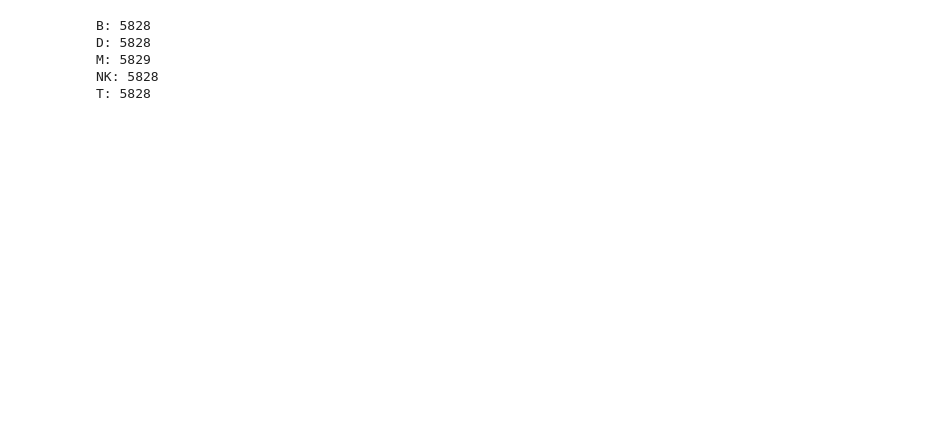
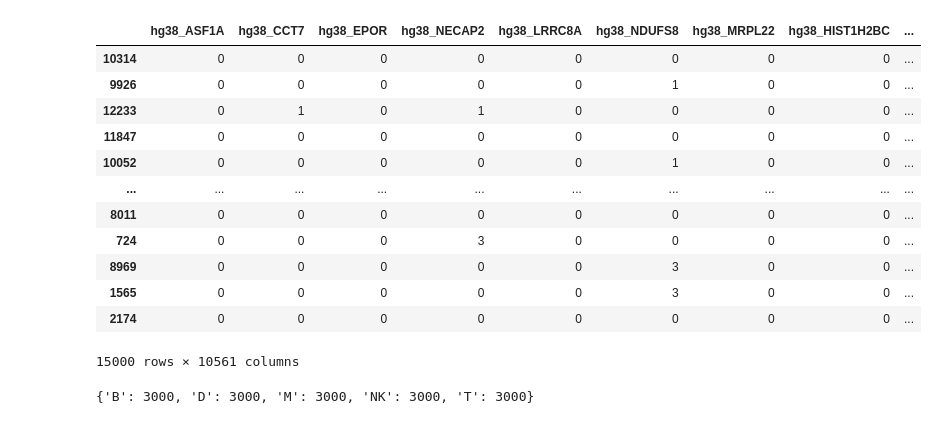
Before and after one commit to bogdans55/ip2-projekat, a Jupyter notebook: preprocessing/oversampling.ipynb, the cells around one changed output. Cells and saved outputs as stored; diff of their text form; code cells hidden in the pictures; blank space fills up the shorter version.

```diff
--- a/preprocessing/oversampling.ipynb
+++ b/preprocessing/oversampling.ipynb
@@ -55,11 +57,28 @@ X_train, X_test, y_train, y_test = train_test_split(X_oversampled, y_resampled_o
+# %%
+from imblearn.under_sampling import RandomUnderSampler
+
+sampling_strategy = {'B': 3000, 'D': 3000, 'M': 3000, 'NK': 3000, 'T': 3000}
+
+undersampler = RandomUnderSampler(sampling_strategy=sampling_strategy, random_state=42)
+X_final, y_final = undersampler.fit_resample(X_train_resampled, y_train_resampled)
+X_final
+# %% [output]
+|  | hg38_ASF1A | hg38_CCT7 | hg38_EPOR | hg38_NECAP2 | hg38_LRRC8A | hg38_NDUFS8 | hg38_MRPL22 | hg38_HIST1H2BC | ... |
+| 10314 | 0 | 0 | 0 | 0 | 0 | 0 | 0 | 0 | ... |
+| 9926 | 0 | 0 | 0 | 0 | 0 | 1 | 0 | 0 | ... |
+| 12233 | 0 | 1 | 0 | 1 | 0 | 0 | 0 | 0 | ... |
+| 11847 | 0 | 0 | 0 | 0 | 0 | 0 | 0 | 0 | ... |
+| 10052 | 0 | 0 | 0 | 0 | 0 | 1 | 0 | 0 | ... |
+| ... | ... | ... | ... | ... | ... | ... | ... | ... | ... |
+| 8011 | 0 | 0 | 0 | 0 | 0 | 0 | 0 | 0 | ... |
+| 724 | 0 | 0 | 0 | 3 | 0 | 0 | 0 | 0 | ... |
+| 8969 | 0 | 0 | 0 | 0 | 0 | 3 | 0 | 0 | ... |
+| 1565 | 0 | 0 | 0 | 0 | 0 | 3 | 0 | 0 | ... |
+| 2174 | 0 | 0 | 0 | 0 | 0 | 0 | 0 | 0 | ... |
+15000 rows × 10561 columns
 # %%
-unique_values, value_counts = np.unique(y_train, return_counts=True)
-
-for value, count in zip(unique_values, value_counts):
-    print(f"{value}: {count}")
+unique_values, counts = np.unique(y_final, return_counts=True)
+value_counts = dict(zip(unique_values, counts))
+value_counts
 # %% [output]
-B: 5828
-D: 5828
-M: 5829
-NK: 5828
-T: 5828
+{'B': 3000, 'D': 3000, 'M': 3000, 'NK': 3000, 'T': 3000}
```
Also changed, not shown: parts of 16 cells of this notebook.
